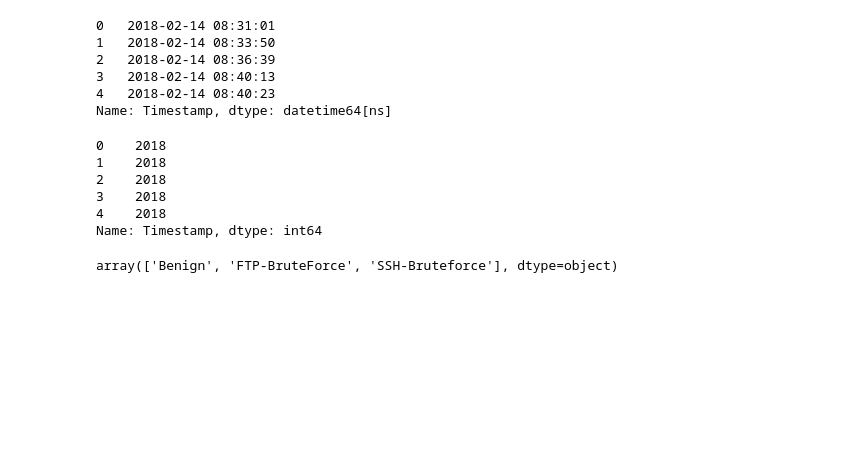
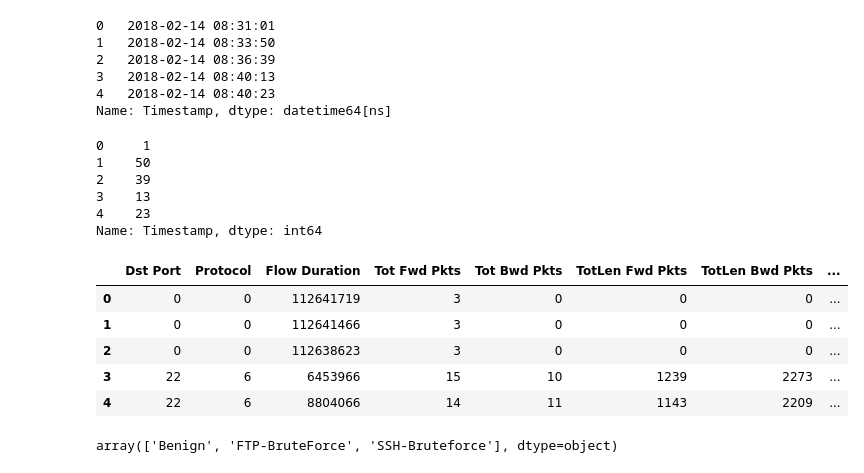
Before and after one commit to ecemdenizb/YAP470_IDS_project, a Jupyter notebook: DateTimeHandling.ipynb, the cells around one changed output. Cells and saved outputs as stored; diff of their text form; code cells hidden in the pictures; blank space fills up the shorter version.

Commit message:
Update DateTimeHandling.ipynb
Timestamp verilerini datasete ekledim

```diff
--- a/DateTimeHandling.ipynb
+++ b/DateTimeHandling.ipynb
@@ -6,7 +6,7 @@ import matplotlib.pyplot as plt;
 pd.set_option("display.max_rows", None,
              "display.max_columns", None)
 # %%
-dataset = pd.read_csv("/Users/boramert/Desktop/Okul/bil570proje/archive/02-14-2018.csv")
+dataset = pd.read_csv("/Users/boramert/Desktop/Code/bil570proje/archive/02-14-2018.csv")
 # %%
 dataset.head()
 # %% [output]
@@ -37,14 +37,32 @@ times.head()
 4   2018-02-14 08:40:23
 Name: Timestamp, dtype: datetime64[ns]
 # %%
-times.dt.year.head()
+times.dt.second.head()
 # %% [output]
-0    2018
-1    2018
-2    2018
-3    2018
-4    2018
+0     1
+1    50
+2    39
+3    13
+4    23
 Name: Timestamp, dtype: int64
+# %%
+dataset['timestamp_year'] = times.dt.year
+dataset['timestamp_month'] = times.dt.month
+dataset['timestamp_day'] = times.dt.day
+dataset['timestamp_hour'] = times.dt.hour
+dataset['timestamp_minute'] = times.dt.minute
+dataset['timestamp_second'] = times.dt.second
+# %%
+dataset.drop('Timestamp', axis = 1, inplace = True)
+# %%
+dataset.head()
+# %% [output]
+|  | Dst Port | Protocol | Flow Duration | Tot Fwd Pkts | Tot Bwd Pkts | TotLen Fwd Pkts | TotLen Bwd Pkts | ... |
+| 0 | 0 | 0 | 112641719 | 3 | 0 | 0 | 0 | ... |
+| 1 | 0 | 0 | 112641466 | 3 | 0 | 0 | 0 | ... |
+| 2 | 0 | 0 | 112638623 | 3 | 0 | 0 | 0 | ... |
+| 3 | 22 | 6 | 6453966 | 15 | 10 | 1239 | 2273 | ... |
+| 4 | 22 | 6 | 8804066 | 14 | 11 | 1143 | 2209 | ... |
 # %%
 dataset['Label'].unique()
 # %% [output]
```
